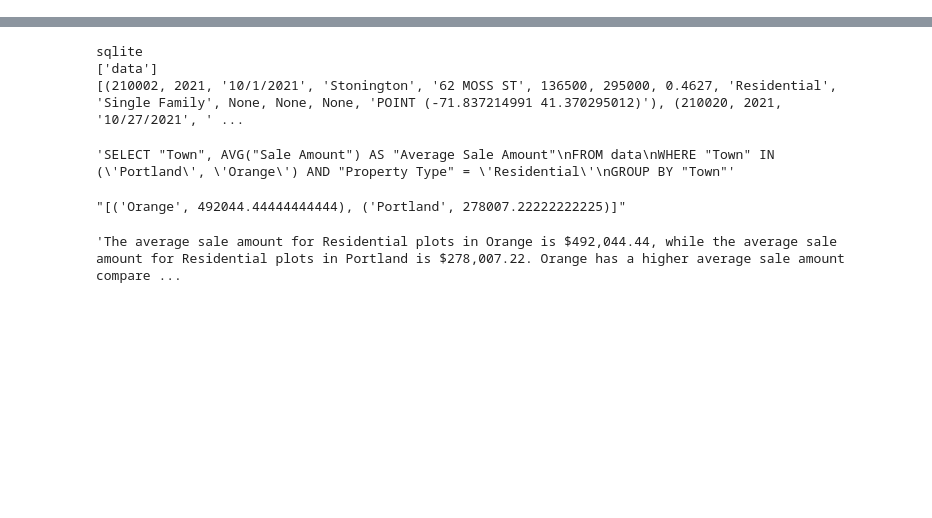
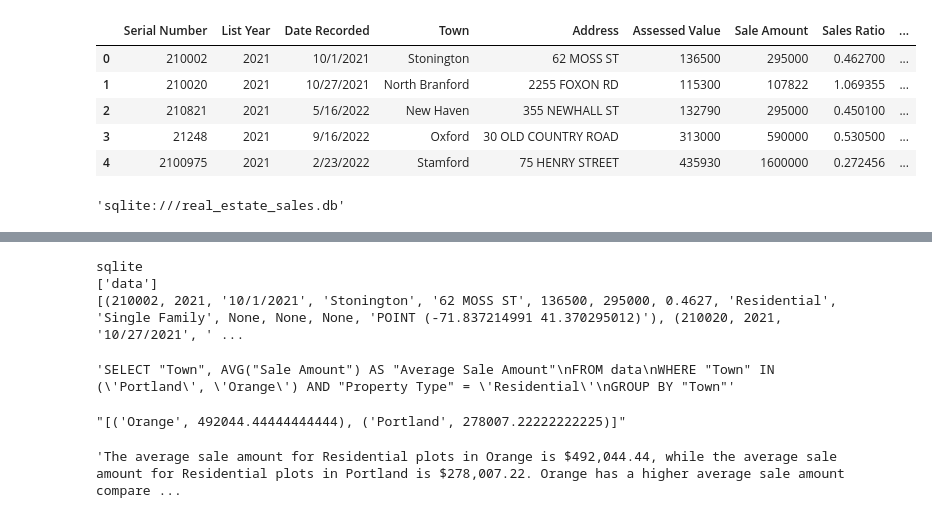
Before and after one commit to omerihtizaz/langchain_sql, a Jupyter notebook: SQL_GEN_AI.ipynb, the cells around one changed output, grey strips where cells are left out. Saved outputs shown, nothing was run; the diff lists cells and outputs as text; code cells hidden in the pictures; blank space fills up the shorter version.

```diff
--- a/SQL_GEN_AI.ipynb
+++ b/SQL_GEN_AI.ipynb
@@ -36,0 +44,37 @@ CSV file successfully converted to SQLite database. DB Name: real_estate_sales -
+# %%
+df.head()
+# %% [output]
+|  | Serial Number | List Year | Date Recorded | Town | Address | Assessed Value | Sale Amount | Sales Ratio | ... |
+| 0 | 210002 | 2021 | 10/1/2021 | Stonington | 62 MOSS ST | 136500 | 295000 | 0.462700 | ... |
+| 1 | 210020 | 2021 | 10/27/2021 | North Branford | 2255 FOXON RD | 115300 | 107822 | 1.069355 | ... |
+| 2 | 210821 | 2021 | 5/16/2022 | New Haven | 355 NEWHALL ST | 132790 | 295000 | 0.450100 | ... |
+| 3 | 21248 | 2021 | 9/16/2022 | Oxford | 30 OLD COUNTRY ROAD | 313000 | 590000 | 0.530500 | ... |
+| 4 | 2100975 | 2021 | 2/23/2022 | Stamford | 75 HENRY STREET | 435930 | 1600000 | 0.272456 | ... |
+# %%
+def create_save_sql_db(df, db_name='real_estate_sales', table_name='data'):
+    """
+    Creates and saves a SQLite database from a DataFrame.
+
+    Parameters:
+    - df (DataFrame): The DataFrame containing the data to be saved into the database.
+    - db_name (str): The name of the SQLite database. Default is 'real_estate_sales'.
+    - table_name (str): The name of the table to be created in the database. Default is 'data'.
+
+    Returns:
+    - str: The URI (Uniform Resource Identifier) of the saved SQLite database.
+           This URI can be used to connect to the database using SQLAlchemy.
+    """
+    import sqlite3
+
+    conn = sqlite3.connect(f'{db_name}.db')
+
+    df.to_sql(table_name, conn, if_exists='replace', index=False)
+
+    conn.commit()
+    conn.close()
+
+    return f"sqlite:///{db_name}.db"
+uri = create_save_sql_db(df)
+uri
+# %% [output]
+'sqlite:///real_estate_sales.db'
```
Also changed, not shown: parts of 4 cells of this notebook.
